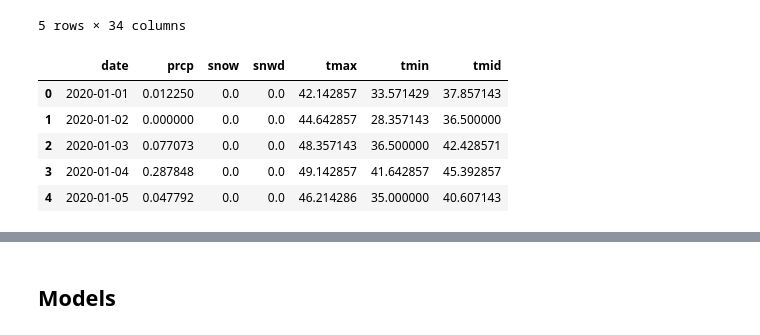
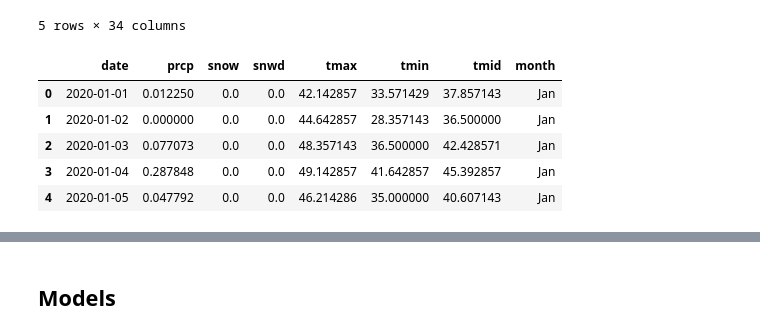
Before and after one commit to nallen19/DSandML, a Jupyter notebook: Project/Project.ipynb, the cells around one changed output, grey strips where cells are left out. Saved outputs shown, nothing was run; the diff lists cells and outputs as text; code cells hidden in the pictures.

```diff
--- a/Project/Project.ipynb
+++ b/Project/Project.ipynb
@@ -164,23 +216,24 @@ df_weather.head()
 | 4 | US1NJUN0028 | 40.708904 | -74.321518 | 37.5 | 2020-01-05 | NaN | NaN | NaN | NaN | NaN | ... |
 5 rows × 34 columns
 # %%
-df_weather = df_weather.groupby('DATE').agg({
+df_weather_clean = df_weather.groupby('DATE').agg({
     'PRCP': 'mean',
     'SNOW': 'mean',
     'SNWD': 'mean',
     'TMAX': 'mean',
     'TMIN': 'mean'
 }).reset_index()
 
-df_weather.columns = [col.lower() for col in df_weather.columns]
+df_weather_clean.columns = [col.lower() for col in df_weather_clean.columns]
 
-df_weather['tmid'] = (df_weather['tmax'] + df_weather['tmin']) / 2
-df_weather['date'] = pd.to_datetime(df_weather['date']).dt.date
-df_weather.head()
+df_weather_clean['tmid'] = (df_weather_clean['tmax'] + df_weather_clean['tmin']) / 2
+df_weather_clean['date'] = pd.to_datetime(df_weather_clean['date']).dt.date
+df_weather_clean['month'] = df_weather_clean['date'].apply(lambda x: calendar.month_abbr[x.month])
+df_weather_clean.head()
 # %% [output]
-|  | date | prcp | snow | snwd | tmax | tmin | tmid |
-| 0 | 2020-01-01 | 0.012250 | 0.0 | 0.0 | 42.142857 | 33.571429 | 37.857143 |
-| 1 | 2020-01-02 | 0.000000 | 0.0 | 0.0 | 44.642857 | 28.357143 | 36.500000 |
-| 2 | 2020-01-03 | 0.077073 | 0.0 | 0.0 | 48.357143 | 36.500000 | 42.428571 |
-| 3 | 2020-01-04 | 0.287848 | 0.0 | 0.0 | 49.142857 | 41.642857 | 45.392857 |
-| 4 | 2020-01-05 | 0.047792 | 0.0 | 0.0 | 46.214286 | 35.000000 | 40.607143 |
+|  | date | prcp | snow | snwd | tmax | tmin | tmid | month |
+| 0 | 2020-01-01 | 0.012250 | 0.0 | 0.0 | 42.142857 | 33.571429 | 37.857143 | Jan |
+| 1 | 2020-01-02 | 0.000000 | 0.0 | 0.0 | 44.642857 | 28.357143 | 36.500000 | Jan |
+| 2 | 2020-01-03 | 0.077073 | 0.0 | 0.0 | 48.357143 | 36.500000 | 42.428571 | Jan |
+| 3 | 2020-01-04 | 0.287848 | 0.0 | 0.0 | 49.142857 | 41.642857 | 45.392857 | Jan |
+| 4 | 2020-01-05 | 0.047792 | 0.0 | 0.0 | 46.214286 | 35.000000 | 40.607143 | Jan |
```
Also changed, not shown: parts of 38 cells of this notebook.
